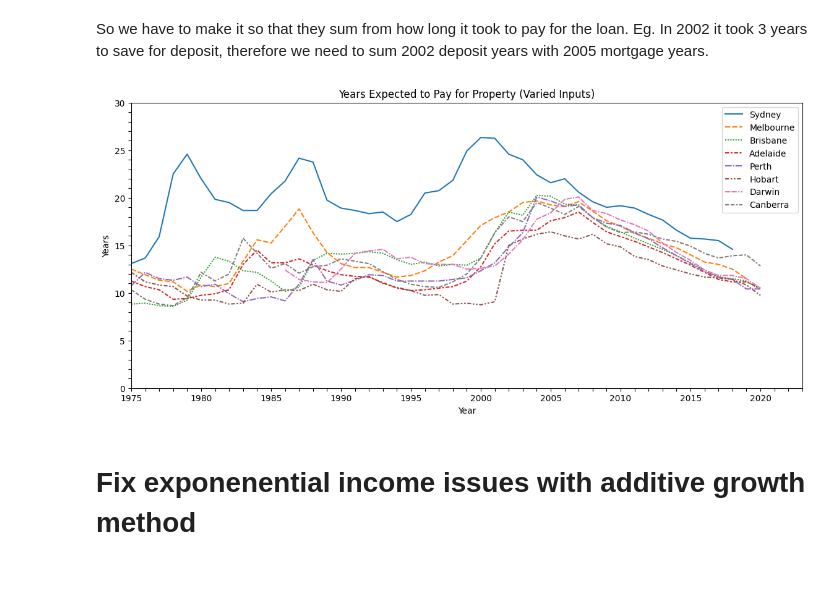
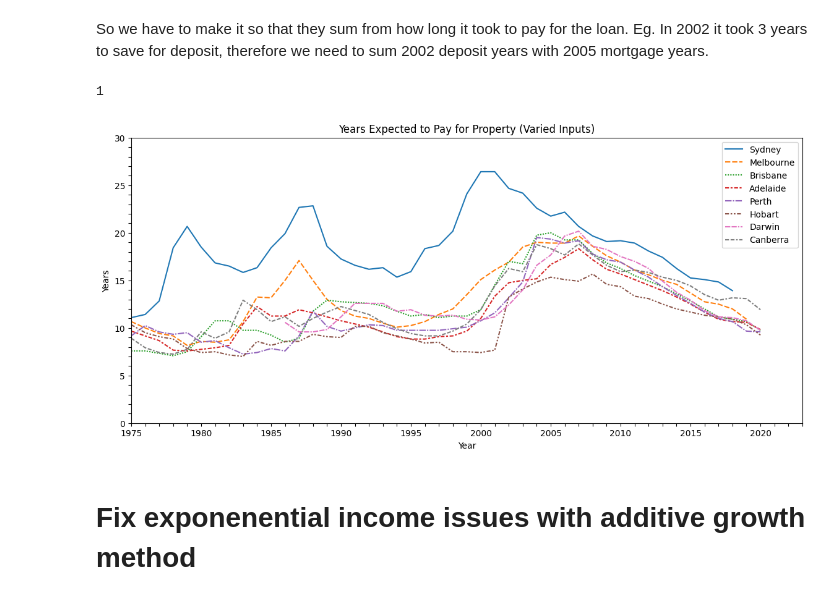
Before and after one commit to trentalleyne/FinEcoTests, a Jupyter notebook: Housing fixes.ipynb, the cells around one changed output. Saved outputs shown, nothing was run; the diff lists cells and outputs as text; code cells hidden in the pictures.

```diff
--- a/Housing fixes.ipynb
+++ b/Housing fixes.ipynb
@@ -40,7 +40,7 @@ interestRates = dfs['monthly']
 yearlyRatesEMR = dfs['yearly avg emr']
 # %%
 # forward rates
-forwardRates = pd.read_csv('forwardRates.csv')
+forwardRates = pd.read_csv('data/forwardRates.csv')
 forwardRates = forwardRates.drop('Index', axis = 1)
 # %%
 # Incomes
@@ -67,6 +67,5 @@ yearlyRatesEMR = yearlyRatesEMR[6:]
 # %% [markdown]
 ## Assumptions
 # %%
-loans = prices*1
+loans = prices*0.8
 deposit = prices*0.2
-# payments = MIH*0.27 because we are going to try and set everyone equal years and such that there is no infiniti
@@ -205,7 +205,7 @@ for i in variedyearsloan.columns:
             variedyearsloan.iloc[row,col] = np.nan
 
         if loan <= 0:
-            variedyearsloan.iloc[row,col] = year
+            variedyearsloan.iloc[row,col] = year + months/12
         year = 0
         row += 1
     col += 1
@@ -338,7 +353,7 @@ for i in variedyearsloanEst.columns:
         months = 0
         year = 0
         while loan > 0 and (row + year) < len(variedyearsloan):
-            loan = (loan - payments.iloc[row+year, col])*(1+yearlyRatesEMR['3m'].iloc[row+year])
+            loan = (loan - payments.iloc[row+year, col])*(1+yearlyRatesEMR['mr'].iloc[row+year])
             #print("bal: ", savings)
             months += 1
             if (months == 12):
@@ -379,6 +398,10 @@ for i in variedyearsloanEst.columns:
 variedyearsEst = variedyearsdeposit*np.nan
 # %% [markdown]
 So we have to make it so that they sum from how long it took to pay for the loan. Eg. In 2002 it took 3 years to save for deposit, therefore we need to sum 2002 deposit years with 2005 mortgage years.
+# %%
+round(0.8)
+# %% [output]
+1
 # %%
 #variedyearsloan
 #variedyearsdeposit
@@ -398,19 +421,19 @@ for j, col in enumerate(variedyearsdepositEst.columns):
 # %%
 plt.figure(figsize=(14, 6))
 ax = sns.lineplot(data=variedyearsEst)
 plt.xlabel('Year')
 plt.ylabel('Years')
 plt.title('Years Expected to Pay for Property (Varied Inputs)')
 
 # Set x-axis tick marks
-plt.xticks(ticks=constyears.index, labels=['' if i % 5 != 0 else constyears.index[i] for i in range(len(constyears.index))])
+plt.xticks(ticks=variedyearsEst.index, labels=['' if i % 5 != 0 else variedyearsEst.index[i] for i in range(len(variedyearsEst.index))])
 
 # Set y-axis tick marks
 plt.locator_params(axis='y', nbins=31)  # Set the number of ticks for y-axis
 plt.yticks(ticks=range(31), labels=['' if i % 5 != 0 else i for i in range(31)])
 
-plt.xlim(constyears.index.min(), constyears.index.max())  # Set x-axis limits to the minimum and maximum index values
+plt.xlim(variedyearsEst.index.min(), variedyearsEst.index.max())  # Set x-axis limits to the minimum and maximum index values
 
 plt.show()
 # %% [output]
-[figure, old version]
+[figure, new version]
```
Also changed, not shown: parts of 26 cells of this notebook, 6 other files.
